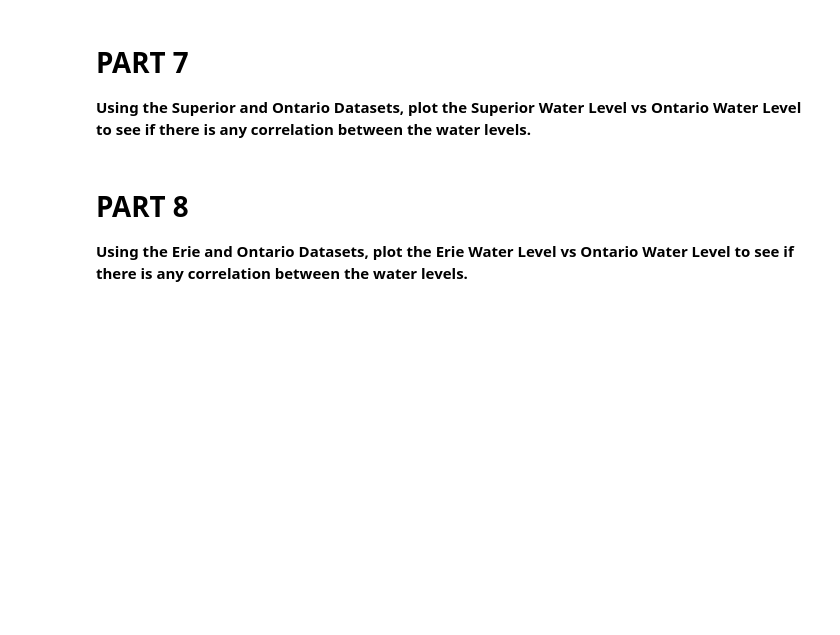
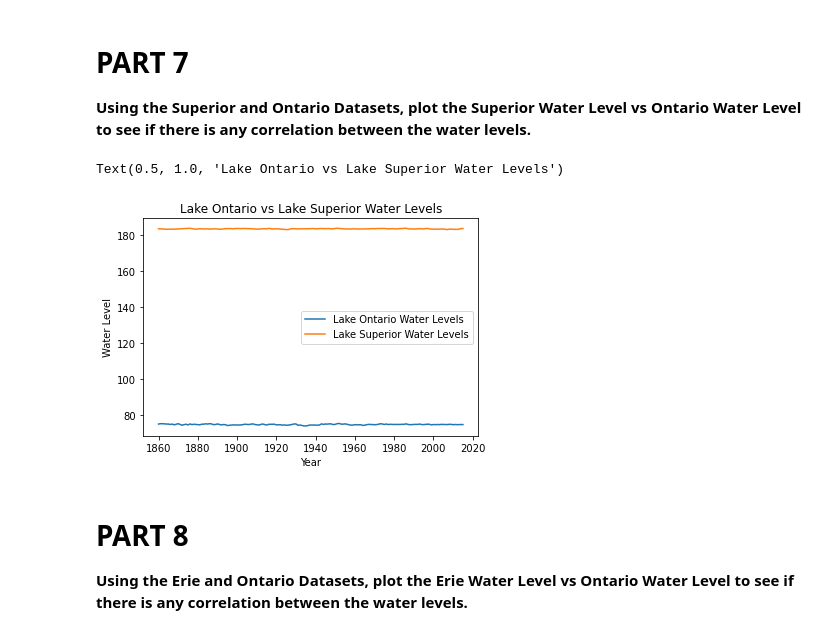
Before and after one commit to mullig47/CMSE202_Git_Started, a Jupyter notebook: Great_Lakes_and_Grand_River.ipynb, the cells around one changed output. Cells and saved outputs as stored; diff of their text form; code cells hidden in the pictures; blank space fills up the shorter version.

```diff
--- a/Great_Lakes_and_Grand_River.ipynb
+++ b/Great_Lakes_and_Grand_River.ipynb
@@ -88,3 +86,16 @@ Text(0.5, 1.0, 'Michigan/Huron vs Lake Superior Water Levels')
+# %%
+ont = np.loadtxt('data/ont.csv', delimiter=',', dtype=str)[1:,:2].astype('float64')
+sup = np.loadtxt('data/sup.csv', delimiter=',', dtype=str)[1:,:2].astype('float64')
+
+plt.plot(ont[:,:1], ont[:,1:], label = "Lake Ontario Water Levels")
+plt.plot(sup[:,:1], sup[:,1:], label = "Lake Superior Water Levels")
+plt.legend()
+plt.xlabel("Year")
+plt.ylabel("Water Level")
+plt.title("Lake Ontario vs Lake Superior Water Levels")
+# %% [output]
+Text(0.5, 1.0, 'Lake Ontario vs Lake Superior Water Levels')
+[figure, added]
 # %% [markdown]
 # PART 8
 
```
Also changed, not shown: parts of 1 cell of this notebook.
